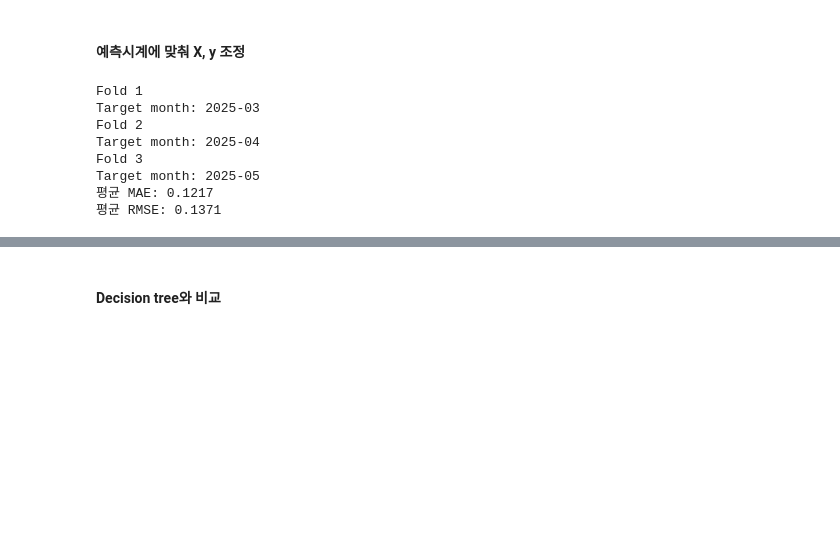
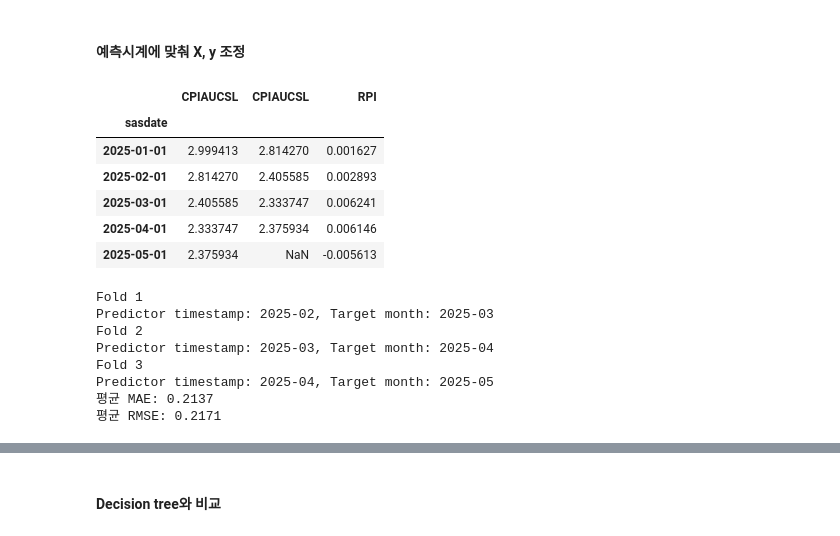
Before and after one commit to changhoon0807/bigdata, a Jupyter notebook: ml/ml.ipynb, the cells around one changed output, grey strips where cells are left out. Drawn from its saved outputs; the diff is of its cells as text; code cells hidden in the pictures; blank space fills up the shorter version.

```diff
--- a/ml/ml.ipynb
+++ b/ml/ml.ipynb
@@ -53,3 +73,13 @@ y_shifted = y.shift(-hor) # 예측시점 조정
+# %%
+pd.concat([y, y.shift(-hor), X], axis=1).iloc[:,:3].tail()
+# %% [output]
+|  | CPIAUCSL | CPIAUCSL | RPI |
+| sasdate |  |  |  |
+| 2025-01-01 | 2.999413 | 2.814270 | 0.001627 |
+| 2025-02-01 | 2.814270 | 2.405585 | 0.002893 |
+| 2025-03-01 | 2.405585 | 2.333747 | 0.006241 |
+| 2025-04-01 | 2.333747 | 2.375934 | 0.006146 |
+| 2025-05-01 | 2.375934 | NaN | -0.005613 |
 # %%
 X2 = X.copy()
 y2 = y_shifted.copy()
@@ -64,7 +94,7 @@ pred = []
 for fold, (train_idx, test_idx) in enumerate(tscv.split(X2), 1):
     print(f"Fold {fold}")
     tm = (y2.index[test_idx] + MonthBegin(hor)).strftime('%Y-%m') # target month
-    print(f"Target month: {tm[0]}") # 예측시계별 Xy 조정으로 실제 예측시점은 1개월 뒤
+    print(f"Predictor timestamp: {X2.index[test_idx].strftime('%Y-%m')[0]}, Target month: {tm[0]}") # 예측시계별 Xy 조정으로 실제 예측시점은 1개월 뒤
 
     X_train, X_test = X2.iloc[train_idx], X2.iloc[test_idx]
     y_train, y_test = y2.iloc[train_idx], y2.iloc[test_idx]
@@ -80,10 +110,10 @@ print("평균 MAE:", np.round(mean_absolute_error(actual, pred), 4))
 print("평균 RMSE:", np.round(np.sqrt(mean_squared_error(actual, pred)), 4))
 # %% [output]
 Fold 1
-Target month: 2025-03
+Predictor timestamp: 2025-02, Target month: 2025-03
 Fold 2
-Target month: 2025-04
+Predictor timestamp: 2025-03, Target month: 2025-04
 Fold 3
-Target month: 2025-05
-평균 MAE: 0.1217
-평균 RMSE: 0.1371
+Predictor timestamp: 2025-04, Target month: 2025-05
+평균 MAE: 0.2137
+평균 RMSE: 0.2171
```
Also changed, not shown: parts of 35 cells of this notebook, 1 other file.
